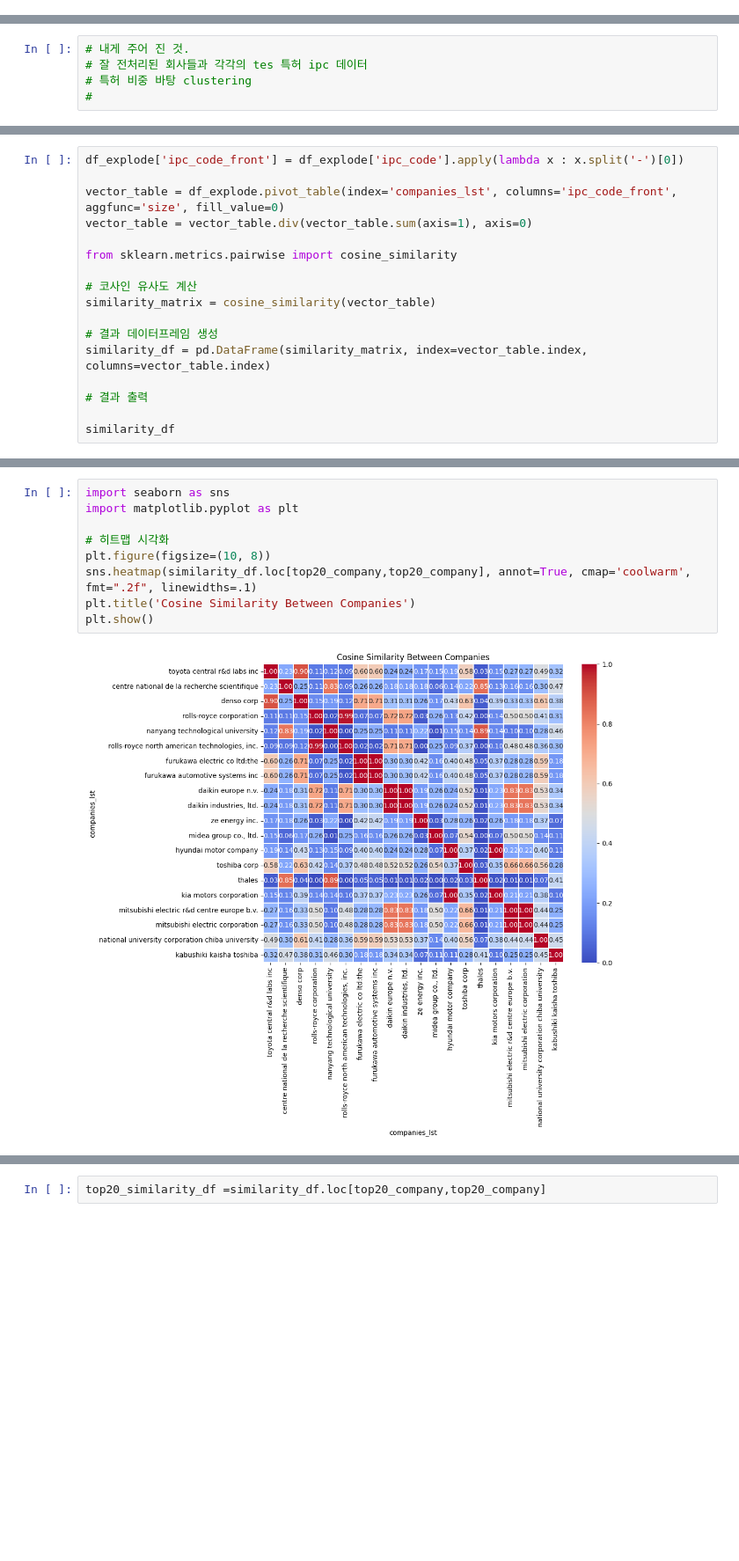
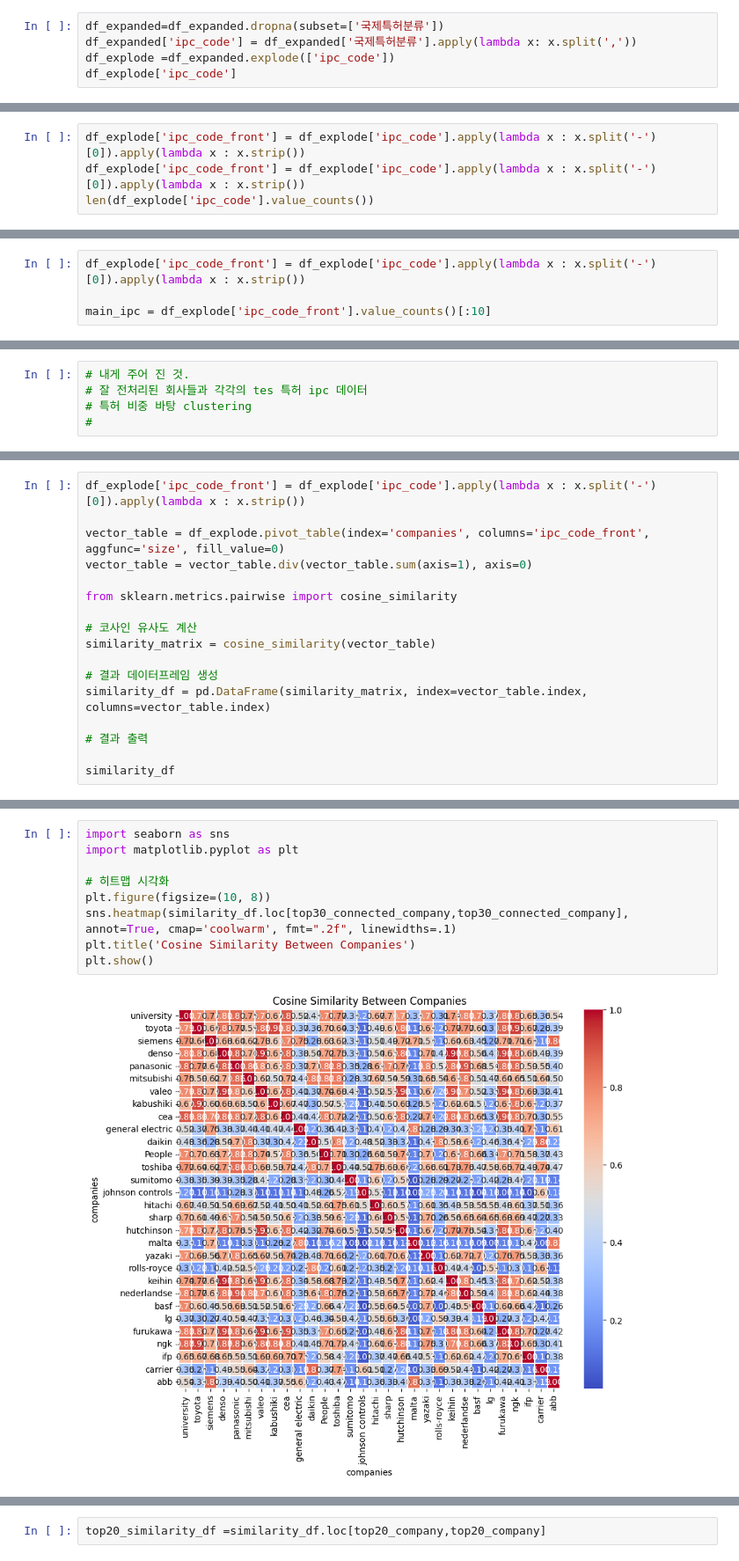
Before and after one commit to kangsunwoo827/tech_pred, a Jupyter notebook: tes_data.ipynb, the cells around one changed output, grey strips where cells are left out. Shown at 88% size. Drawn from its saved outputs; the diff is of its cells as text; blank space fills up the shorter version.

```diff
--- a/tes_data.ipynb
+++ b/tes_data.ipynb
@@ -180,0 +161,5 @@ connected_df=connected_df.explode('companies_lst')
+# %%
+df_expanded=df_expanded.dropna(subset=['국제특허분류'])
+df_expanded['ipc_code'] = df_expanded['국제특허분류'].apply(lambda x: x.split(','))
+df_explode =df_expanded.explode(['ipc_code'])
+df_explode['ipc_code']
@@ -180,0 +179,4 @@ connected_df=connected_df.explode('companies_lst')
+# %%
+df_explode['ipc_code_front'] = df_explode['ipc_code'].apply(lambda x : x.split('-')[0]).apply(lambda x : x.strip())
+df_explode['ipc_code_front'] = df_explode['ipc_code'].apply(lambda x : x.split('-')[0]).apply(lambda x : x.strip())
+len(df_explode['ipc_code'].value_counts())
@@ -180,0 +185,4 @@ connected_df=connected_df.explode('companies_lst')
+# %%
+df_explode['ipc_code_front'] = df_explode['ipc_code'].apply(lambda x : x.split('-')[0]).apply(lambda x : x.strip())
+
+main_ipc = df_explode['ipc_code_front'].value_counts()[:10]
@@ -247,7 +231,7 @@ Name: ipc_code, Length: 6157, dtype: object
 # %%
-df_explode['ipc_code_front'] = df_explode['ipc_code'].apply(lambda x : x.split('-')[0])
+df_explode['ipc_code_front'] = df_explode['ipc_code'].apply(lambda x : x.split('-')[0]).apply(lambda x : x.strip())
 
-vector_table = df_explode.pivot_table(index='companies_lst', columns='ipc_code_front', aggfunc='size', fill_value=0)
+vector_table = df_explode.pivot_table(index='companies', columns='ipc_code_front', aggfunc='size', fill_value=0)
 vector_table = vector_table.div(vector_table.sum(axis=1), axis=0)
 
 from sklearn.metrics.pairwise import cosine_similarity
@@ -281,11 +394,11 @@ top20_company = df_explode['companies_lst'].value_counts()[:20].index
 # %%
 import seaborn as sns
 import matplotlib.pyplot as plt
 
 # 히트맵 시각화
 plt.figure(figsize=(10, 8))
-sns.heatmap(similarity_df.loc[top20_company,top20_company], annot=True, cmap='coolwarm', fmt=".2f", linewidths=.1)
+sns.heatmap(similarity_df.loc[top30_connected_company,top30_connected_company], annot=True, cmap='coolwarm', fmt=".2f", linewidths=.1)
 plt.title('Cosine Similarity Between Companies')
 plt.show()
 # %% [output]
-[figure, old version]
+[figure, new version]
```
Also changed, not shown: parts of 46 cells of this notebook, 1 other file.
